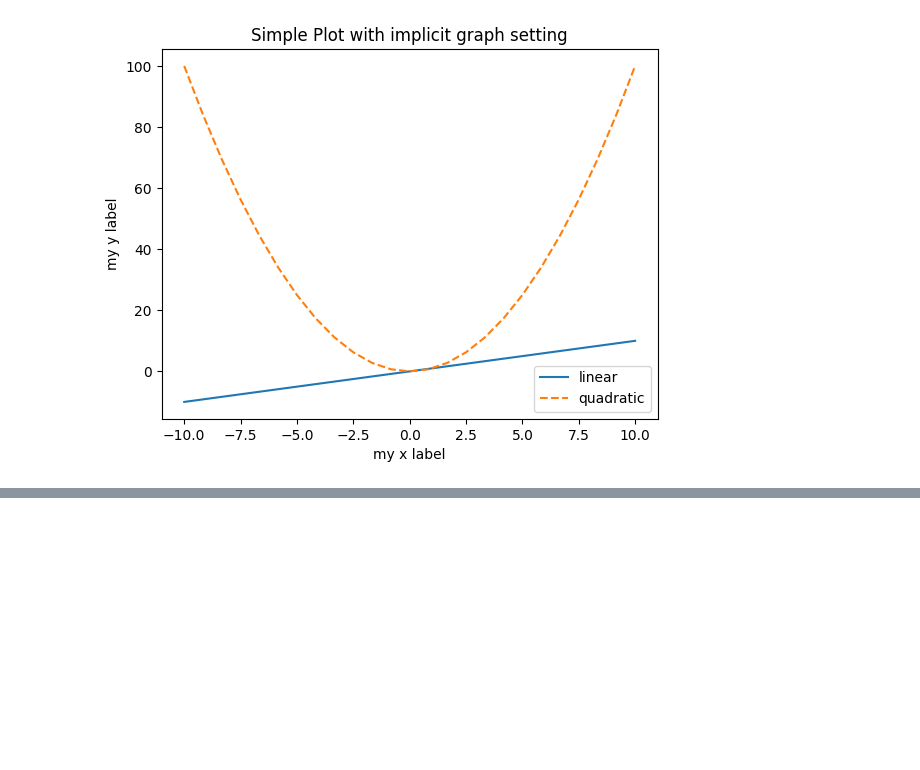
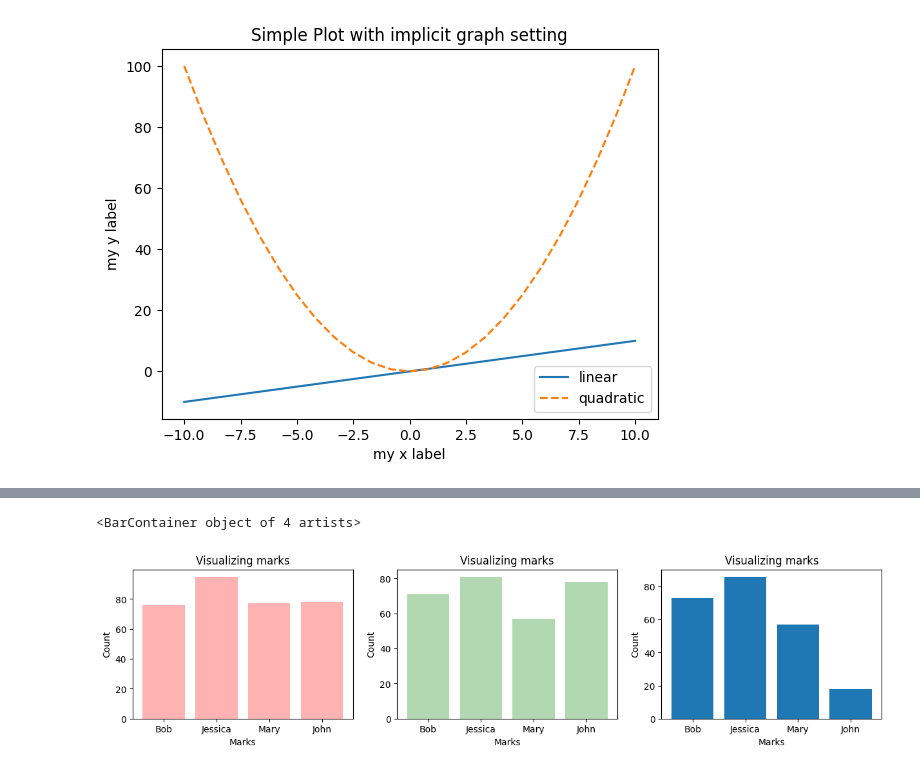
Before and after one commit to shreyapuri11/digipodium_data-analytics, a Jupyter notebook: data_analysis/visualization.ipynb, the cells around one changed output, grey strips where cells are left out. Drawn from its saved outputs; the diff is of its cells as text; code cells hidden in the pictures; blank space fills up the shorter version.

```diff
--- a/data_analysis/visualization.ipynb
+++ b/data_analysis/visualization.ipynb
@@ -95,0 +123,22 @@ ax.plot()
+# %%
+data = {
+    'names' : ['Bob', 'Jessica', 'Mary', 'John'],
+    'english': [76, 95, 77, 78],
+    'math': [73, 86, 57, 18],
+    'hindi': [71, 81, 57, 78],
+}
+# %%
+def my_custom_plotter(ax, x_value, y_value, param_dict):
+    out = ax.bar(x_value, y_value, **param_dict)
+    ax.set_title("Visualizing marks")
+    ax.set_xlabel("Marks")
+    ax.set_ylabel("Count")
+    return out
+# %%
+fig, axs = plt.subplots(1, 3, figsize=(15, 3))
+my_custom_plotter(axs[0], 'names', 'english', {'data':data, 'color':'red', 'alpha':.3})
+my_custom_plotter(axs[1], 'names', 'hindi', {'data':data, 'color':'green', 'alpha':.3})
+my_custom_plotter(axs[2], 'names', 'math', {'data':data})
+# %% [output]
+<BarContainer object of 4 artists>
+[figure, added]
```
Also changed, not shown: parts of 2 cells of this notebook, 1 other file.
